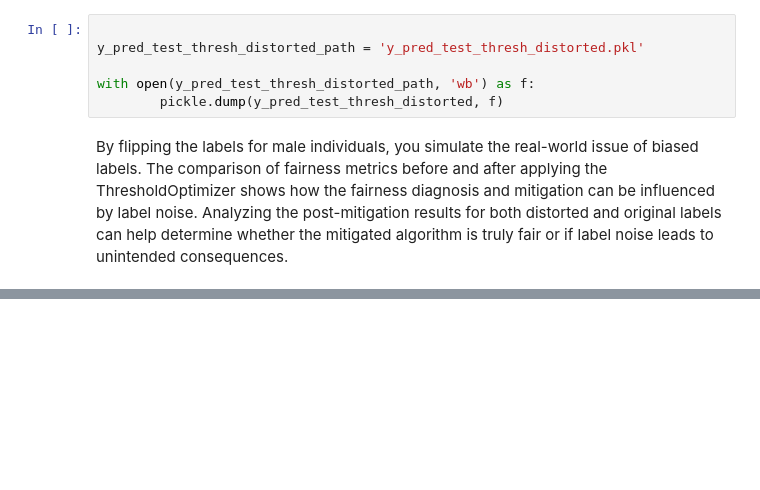
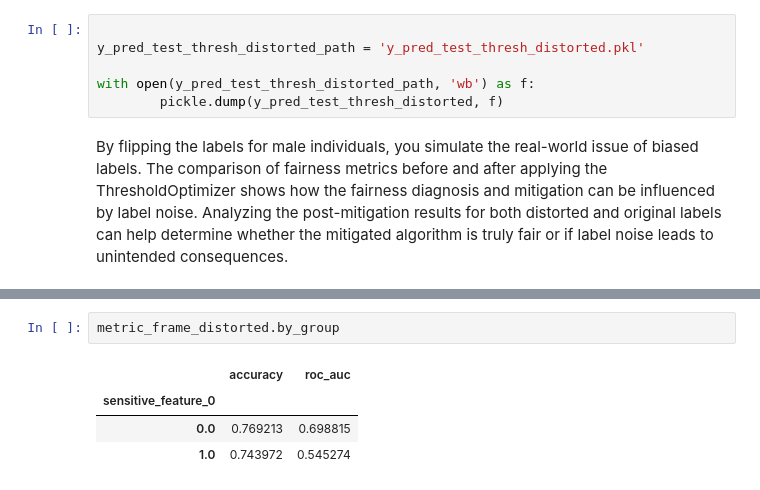
Before and after one commit to johan-bh/ResponsibleAI_Project1, a Jupyter notebook: exercise.ipynb, the cells around one changed output, grey strips where cells are left out. Saved outputs shown, nothing was run; the diff lists cells and outputs as text; blank space fills up the shorter version.

```diff
--- a/exercise.ipynb
+++ b/exercise.ipynb
@@ -866,0 +970,7 @@ By flipping the labels for male individuals, you simulate the real-world issue o
+# %%
+metric_frame_distorted.by_group
+# %% [output]
+|  | accuracy | roc_auc |
+| sensitive_feature_0 |  |  |
+| 0.0 | 0.769213 | 0.698815 |
+| 1.0 | 0.743972 | 0.545274 |
```
Also changed, not shown: parts of 5 cells of this notebook.
